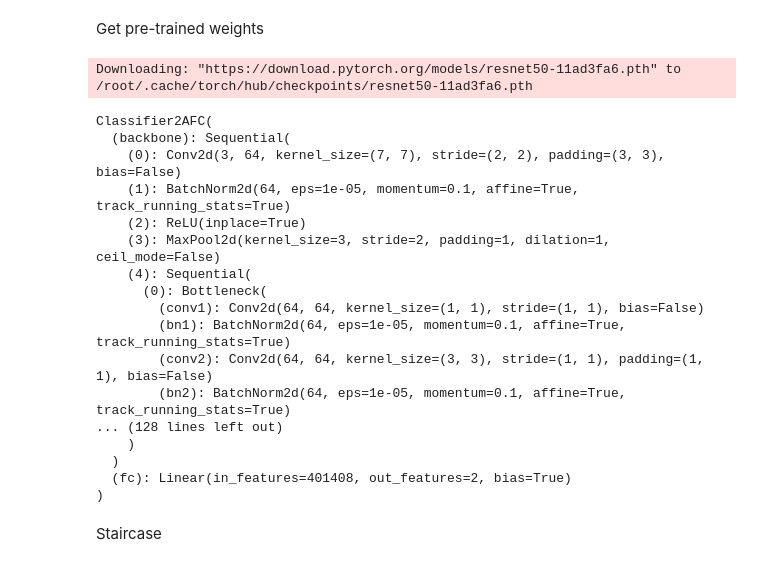
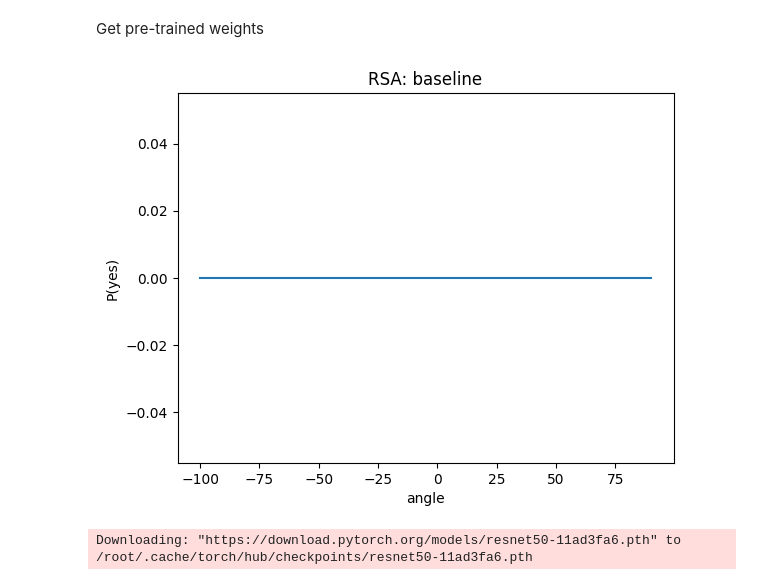
Before and after one commit to AnaBelenCarbajal/Thesis, a Jupyter notebook: Baseline_catLearningTask_FINAL.ipynb, the cells around one changed output. Saved outputs shown, nothing was run; the diff lists cells and outputs as text; code cells hidden in the pictures.

Commit message:
no pooling and early layers best

```diff
--- a/Baseline_catLearningTask_FINAL.ipynb
+++ b/Baseline_catLearningTask_FINAL.ipynb
@@ -82,7 +82,7 @@ dic_baseline = '/content/drive/MyDrive/Thesis/Neural_network/Human category lear
 image_ID = os.listdir(root)
 
 #remove ".DS_Store"
-#image_ID.remove(".DS_Store")
+image_ID.remove(".DS_Store")
 #image_ID.remove(".ipynb_checkpoints")
 # %% [markdown]
 2) Defining parameters
@@ -412,0 +368,9 @@ pretrained_weights = torch.load(PATH)
+# %%
+# dataset function
+#parameters: length, reference_shape, test_shape, data_dict, positions, transform=None)
+def dataset_fun (len_dataset, reference_shape, test_shape, data_dict, positions, preprocess):
+    dataset = ShapeImageDataset(len_dataset, reference_shape, test_shape, data_dict, positions, preprocess)
+    dataset_loader = DataLoader(dataset, 64)
+    return dataset_loader
+
+db_fun = lambda test_shape: dataset_fun(len_dataset, reference_shape, test_shape, data, positions, preprocess)
@@ -413 +418,37 @@ pretrained_weights = torch.load(PATH)
+# %%
+#######################
+# RESNET WEIGHTS - NO PRE-TRAINING (and no pooling) layer0
+#######################
+# network
+architecture = 'resnet50'        # network's architecture
+weights = 'resnet50'             # the pretrained weights
+img_size = 224                   # network's input size
+layer = 'block0'                    # the readout layer
+pooling = None
+readout_kwargs = {               # parameters for extracting features from the pretrained network
+    'architecture': architecture,
+    'weights': weights,
+    'layers': layer,
+    'img_size': img_size,
+    'pooling': pooling
+}
+# model with pre-trained weights
+original_model = osculari.models.paradigm_2afc_merge_concatenate(**readout_kwargs)
+
+# test function
+# model, dataset, device
+accuracies = []
+for test_shape in test_shapes:
+  test_epoch_fun = osculari.paradigms.forced_choice.test_dataset(original_model,
+                                                                db_fun(test_shape),
+                                                                device="cuda")
+  accuracy = test_epoch_fun['accuracy'][-1]
+  accuracies.append(accuracy)
+# %%
+# original_model
+RSA_testing = create_dataset(test_shapes, accuracies)
+RSA_testing['angle180'] = [(260-360),(300-360),(330-360),(340-360),(350-360),0,10,20,30,50,90]
+plot_curve(RSA_testing['angle180'], RSA_testing['accuracy'], "RSA: baseline")
+# %% [output]
+[figure, added]
 # %%
@@ -428,25 +484,2 @@ pretrained_model = osculari.models.paradigm_2afc_merge_concatenate(**readout_kwa
 # %% [output]
 Downloading: "https://download.pytorch.org/models/resnet50-11ad3fa6.pth" to /root/.cache/torch/hub/checkpoints/resnet50-11ad3fa6.pth
-# %%
-pretrained_model.load_state_dict(pretrained_weights)
-pretrained_model.eval()
-# %% [output]
-Classifier2AFC(
-  (backbone): Sequential(
-    (0): Conv2d(3, 64, kernel_size=(7, 7), stride=(2, 2), padding=(3, 3), bias=False)
-    (1): BatchNorm2d(64, eps=1e-05, momentum=0.1, affine=True, track_running_stats=True)
-    (2): ReLU(inplace=True)
-    (3): MaxPool2d(kernel_size=3, stride=2, padding=1, dilation=1, ceil_mode=False)
-    (4): Sequential(
-      (0): Bottleneck(
-        (conv1): Conv2d(64, 64, kernel_size=(1, 1), stride=(1, 1), bias=False)
-        (bn1): BatchNorm2d(64, eps=1e-05, momentum=0.1, affine=True, track_running_stats=True)
-        (conv2): Conv2d(64, 64, kernel_size=(3, 3), stride=(1, 1), padding=(1, 1), bias=False)
-        (bn2): BatchNorm2d(64, eps=1e-05, momentum=0.1, affine=True, track_running_stats=True)
-... (128 lines left out)
-    )
-  )
-  (fc): Linear(in_features=401408, out_features=2, bias=True)
-)
-# %% [markdown]
-Staircase
```
Also changed, not shown: parts of 33 cells of this notebook.
